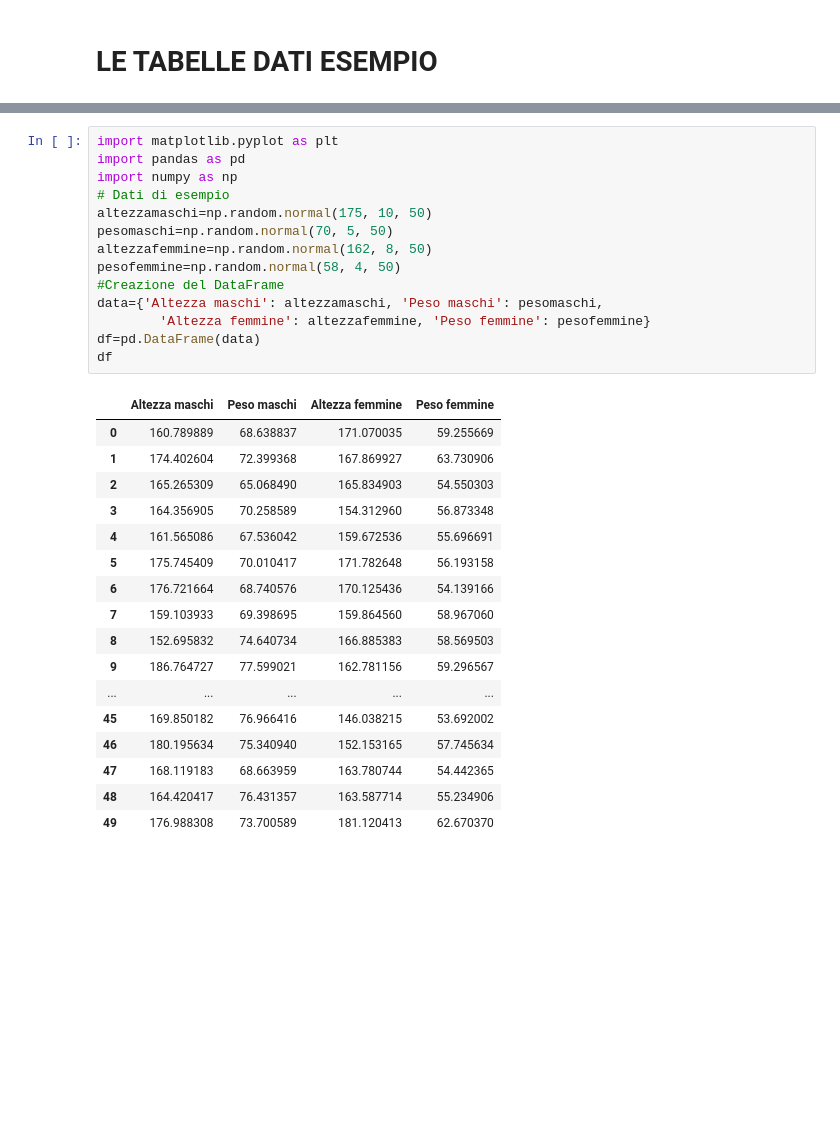
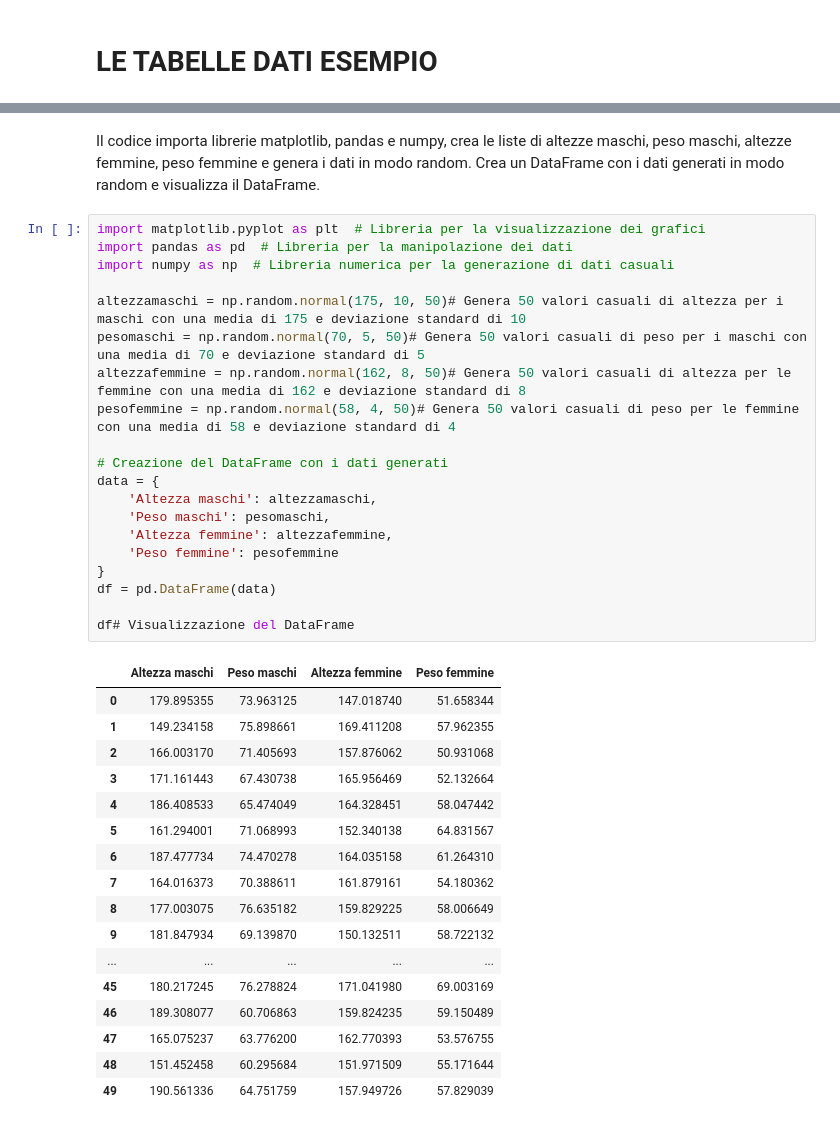
Before and after one commit to Istituto-freudinttheprodev/Python-ROBOTICA-E-AI, a Jupyter notebook: Es. 3 (i grafici).ipynb, the cells around one changed output, grey strips where cells are left out. Cells and saved outputs as stored; diff of their text form; blank space fills up the shorter version.

```diff
--- a/Es. 3 (i grafici).ipynb
+++ b/Es. 3 (i grafici).ipynb
@@ -350,35 +409,43 @@ df
 | 0 | Lavoro | 50 |
 | 1 | Studio | 30 |
 | 2 | Tempo libero | 20 |
+# %% [markdown]
+Il codice importa librerie matplotlib, pandas e numpy, crea le liste di altezze maschi, peso maschi, altezze femmine, peso femmine e genera i dati in modo random. Crea un DataFrame con i dati generati in modo random e visualizza il DataFrame.
 # %%
-import matplotlib.pyplot as plt
-import pandas as pd
-import numpy as np
-# Dati di esempio
-altezzamaschi=np.random.normal(175, 10, 50)
-pesomaschi=np.random.normal(70, 5, 50)
-altezzafemmine=np.random.normal(162, 8, 50)
-pesofemmine=np.random.normal(58, 4, 50)
-#Creazione del DataFrame
-data={'Altezza maschi': altezzamaschi, 'Peso maschi': pesomaschi,
-        'Altezza femmine': altezzafemmine, 'Peso femmine': pesofemmine}
-df=pd.DataFrame(data)
-df
+import matplotlib.pyplot as plt  # Libreria per la visualizzazione dei grafici
+import pandas as pd  # Libreria per la manipolazione dei dati
+import numpy as np  # Libreria numerica per la generazione di dati casuali
+
+altezzamaschi = np.random.normal(175, 10, 50)# Genera 50 valori casuali di altezza per i maschi con una media di 175 e deviazione standard di 10
+pesomaschi = np.random.normal(70, 5, 50)# Genera 50 valori casuali di peso per i maschi con una media di 70 e deviazione standard di 5
+altezzafemmine = np.random.normal(162, 8, 50)# Genera 50 valori casuali di altezza per le femmine con una media di 162 e deviazione standard di 8
+pesofemmine = np.random.normal(58, 4, 50)# Genera 50 valori casuali di peso per le femmine con una media di 58 e deviazione standard di 4
+
+# Creazione del DataFrame con i dati generati
+data = {
+    'Altezza maschi': altezzamaschi,
+    'Peso maschi': pesomaschi,
+    'Altezza femmine': altezzafemmine,
+    'Peso femmine': pesofemmine
+}
+df = pd.DataFrame(data)
+
+df# Visualizzazione del DataFrame
 # %% [output]
 |  | Altezza maschi | Peso maschi | Altezza femmine | Peso femmine |
-| 0 | 160.789889 | 68.638837 | 171.070035 | 59.255669 |
-| 1 | 174.402604 | 72.399368 | 167.869927 | 63.730906 |
-| 2 | 165.265309 | 65.068490 | 165.834903 | 54.550303 |
-| 3 | 164.356905 | 70.258589 | 154.312960 | 56.873348 |
-| 4 | 161.565086 | 67.536042 | 159.672536 | 55.696691 |
-| 5 | 175.745409 | 70.010417 | 171.782648 | 56.193158 |
-| 6 | 176.721664 | 68.740576 | 170.125436 | 54.139166 |
-| 7 | 159.103933 | 69.398695 | 159.864560 | 58.967060 |
-| 8 | 152.695832 | 74.640734 | 166.885383 | 58.569503 |
-| 9 | 186.764727 | 77.599021 | 162.781156 | 59.296567 |
+| 0 | 179.895355 | 73.963125 | 147.018740 | 51.658344 |
+| 1 | 149.234158 | 75.898661 | 169.411208 | 57.962355 |
+| 2 | 166.003170 | 71.405693 | 157.876062 | 50.931068 |
+| 3 | 171.161443 | 67.430738 | 165.956469 | 52.132664 |
+| 4 | 186.408533 | 65.474049 | 164.328451 | 58.047442 |
+| 5 | 161.294001 | 71.068993 | 152.340138 | 64.831567 |
+| 6 | 187.477734 | 74.470278 | 164.035158 | 61.264310 |
+| 7 | 164.016373 | 70.388611 | 161.879161 | 54.180362 |
+| 8 | 177.003075 | 76.635182 | 159.829225 | 58.006649 |
+| 9 | 181.847934 | 69.139870 | 150.132511 | 58.722132 |
 | ... | ... | ... | ... | ... |
-| 45 | 169.850182 | 76.966416 | 146.038215 | 53.692002 |
-| 46 | 180.195634 | 75.340940 | 152.153165 | 57.745634 |
-| 47 | 168.119183 | 68.663959 | 163.780744 | 54.442365 |
-| 48 | 164.420417 | 76.431357 | 163.587714 | 55.234906 |
-| 49 | 176.988308 | 73.700589 | 181.120413 | 62.670370 |
+| 45 | 180.217245 | 76.278824 | 171.041980 | 69.003169 |
+| 46 | 189.308077 | 60.706863 | 159.824235 | 59.150489 |
+| 47 | 165.075237 | 63.776200 | 162.770393 | 53.576755 |
+| 48 | 151.452458 | 60.295684 | 151.971509 | 55.171644 |
+| 49 | 190.561336 | 64.751759 | 157.949726 | 57.829039 |
```
Also changed, not shown: parts of 46 cells of this notebook, 1 other file.
